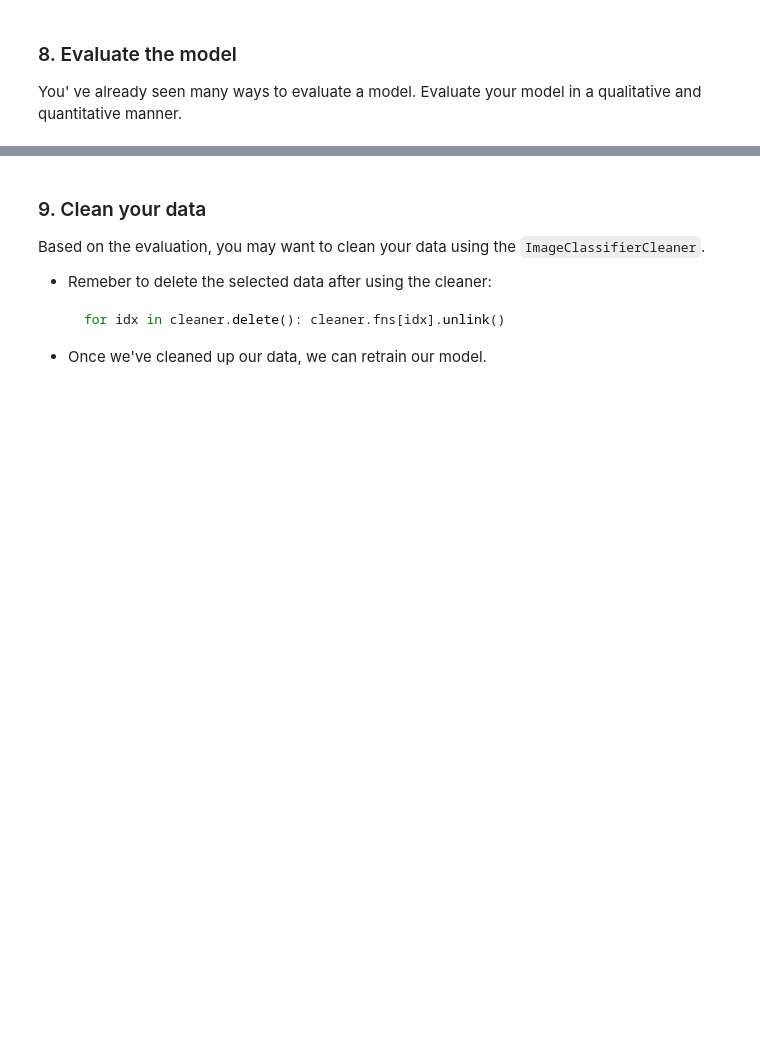
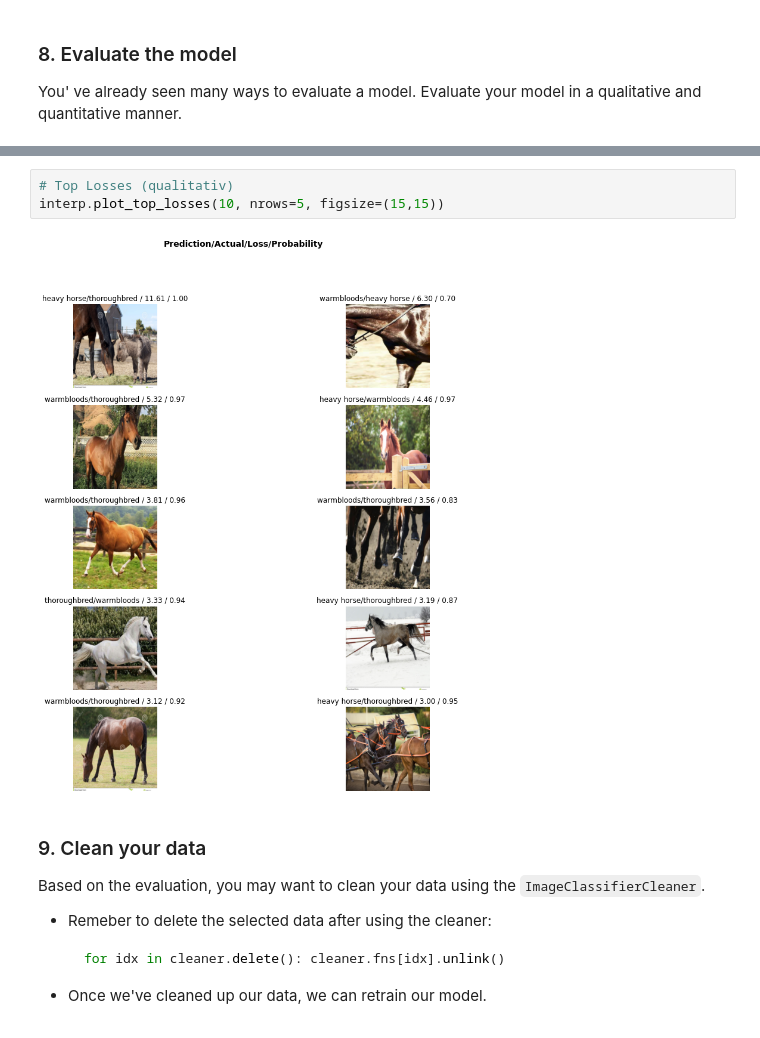
Before and after one commit to pds2021/a5-TJopp, a Jupyter notebook: Assignment_5.ipynb, the cells around one changed output, grey strips where cells are left out. Drawn from its saved outputs; the diff is of its cells as text; blank space fills up the shorter version.

```diff
--- a/Assignment_5.ipynb
+++ b/Assignment_5.ipynb
@@ -252,3 +365,8 @@ You' ve already seen many ways to evaluate a model. Evaluate your model in a qua
+# %%
+# Top Losses (qualitativ)
+interp.plot_top_losses(10, nrows=5, figsize=(15,15))
+# %% [output]
+[figure, added]
 # %% [markdown]
 ### 9. Clean your data
 
```
Also changed, not shown: parts of 39 cells of this notebook.
